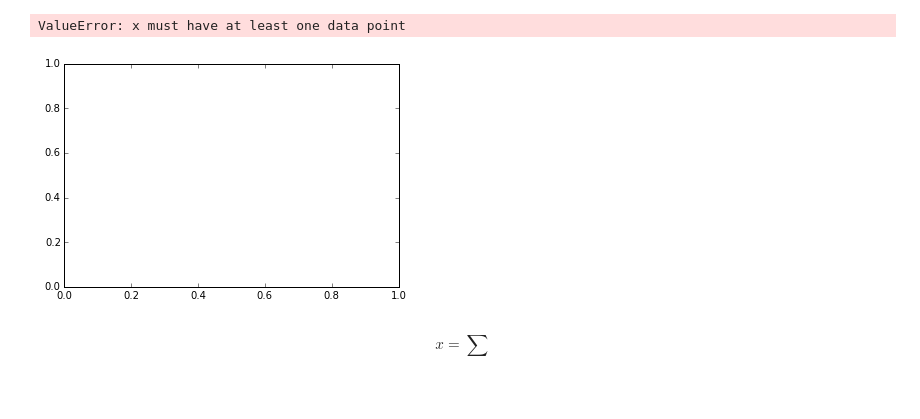
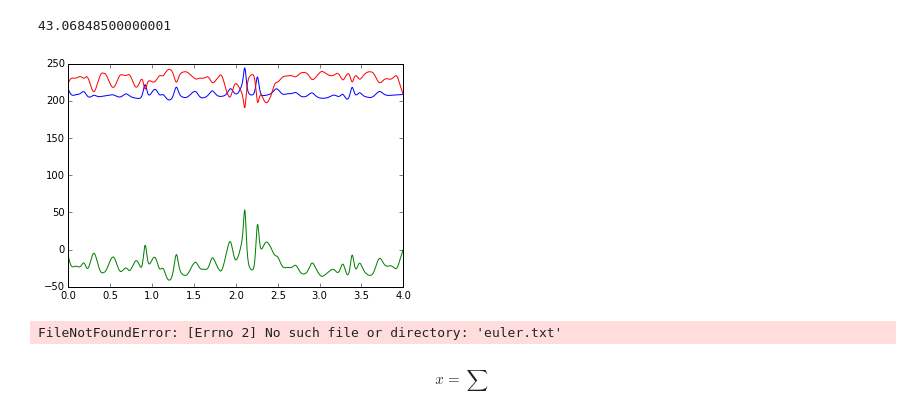
Before and after one commit to micmurawski/argon, a Jupyter notebook: Untitled0.ipynb, the cells around one changed output. Cells and saved outputs as stored; diff of their text form; code cells hidden in the pictures.

```diff
--- a/Untitled0.ipynb
+++ b/Untitled0.ipynb
@@ -5,20 +5,17 @@ import numpy as np
 from IPython.display import display, Math, Latex
 # %%
 data=[]
-with open("output2","r") as file:
+with open("etot.txt","r") as file:
     for i in file.readlines():
         data.append(i.split())
-# %%
-x=np.array([float(x[0]) for x in data])
-y=np.array([float(x[1]) for x in data])
-z=np.array([float(x[2]) for x in data])
-# %%
-n, bins, patches = pylab.hist(x, 50, histtype='step')
-n, bins, patches = pylab.hist(y, 50, histtype='step')
-n, bins, patches = pylab.hist(z, 50, histtype='step')
-# %% [output]
-ValueError: x must have at least one data point
-[figure, removed]
+# %%
+pylab.plot([float(x[0]) for x in data],[float(x[4]) for x in data])
+pylab.plot([float(x[0]) for x in data],[float(x[3]) for x in data])
+pylab.plot([float(x[0]) for x in data],[float(x[2])for x in data])
+max([float(x[4]) for x in data])-min([float(x[4]) for x in data])
+# %% [output]
+43.06848500000001
+[figure, added]
 # %%
 data2=[]
 with open("euler.txt","r") as file:
@@ -32,6 +29,8 @@ data4=[]
 with open("nowe.txt","r") as file:
     for i in file.readlines():
         data4.append(i.split())
+# %% [output]
+FileNotFoundError: [Errno 2] No such file or directory: 'euler.txt'
 # %% [markdown]
 $$ x = \sum $$
 # %%
```
Also changed, not shown: 10 other files.
